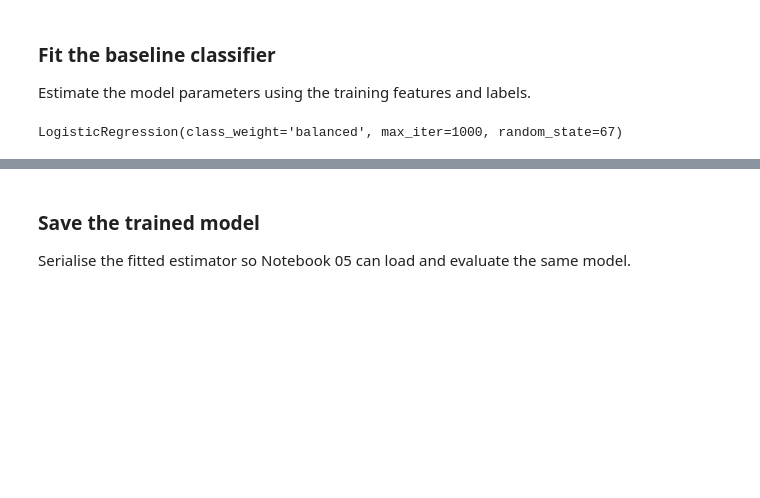
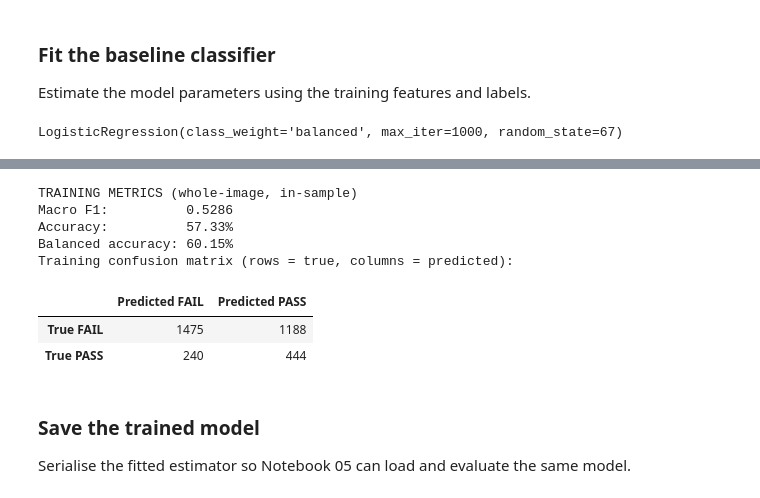
Before and after one commit to bencurwengreen/Pork-Rasher-Inspection, a Jupyter notebook: notebooks/03_train_baseline_classifier.ipynb, the cells around one changed output, grey strips where cells are left out. Drawn from its saved outputs; the diff is of its cells as text; code cells hidden in the pictures; blank space fills up the shorter version.

```diff
--- a/notebooks/03_train_baseline_classifier.ipynb
+++ b/notebooks/03_train_baseline_classifier.ipynb
@@ -102,3 +100,44 @@ LogisticRegression(class_weight='balanced', max_iter=1000, random_state=67)
+# %%
+from sklearn.metrics import (
+    f1_score, accuracy_score, balanced_accuracy_score, confusion_matrix
+)
+from IPython.display import display
+
+# Predict the original training examples using the already-fitted model.
+y_train_pred = model.predict(X_train)
+train_class_labels = ["FAIL", "PASS"]
+train_class_names = ["FAIL", "PASS"]
+
+train_macro_f1 = f1_score(
+    y_train, y_train_pred,
+    labels=train_class_labels, average="macro", zero_division=0
+)
+train_accuracy = accuracy_score(y_train, y_train_pred)
+train_balanced_accuracy = balanced_accuracy_score(y_train, y_train_pred)
+
+print("TRAINING METRICS (whole-image, in-sample)")
+print(f"Macro F1:          {train_macro_f1:.4f}")
+print(f"Accuracy:          {train_accuracy:.2%}")
+print(f"Balanced accuracy: {train_balanced_accuracy:.2%}")
+
+train_cm = confusion_matrix(
+    y_train, y_train_pred, labels=train_class_labels
+)
+print("Training confusion matrix (rows = true, columns = predicted):")
+display(pd.DataFrame(
+    train_cm,
+    index=[f"True {label}" for label in train_class_names],
+    columns=[f"Predicted {label}" for label in train_class_names],
+))
+# %% [output]
+TRAINING METRICS (whole-image, in-sample)
+Macro F1:          0.5286
+Accuracy:          57.33%
+Balanced accuracy: 60.15%
+Training confusion matrix (rows = true, columns = predicted):
+|  | Predicted FAIL | Predicted PASS |
+| True FAIL | 1475 | 1188 |
+| True PASS | 240 | 444 |
 # %% [markdown]
 ### Save the trained model
 Serialise the fitted estimator so Notebook 05 can load and evaluate the same model.
```
Also changed, not shown: parts of 2 cells of this notebook, 3 other files.
